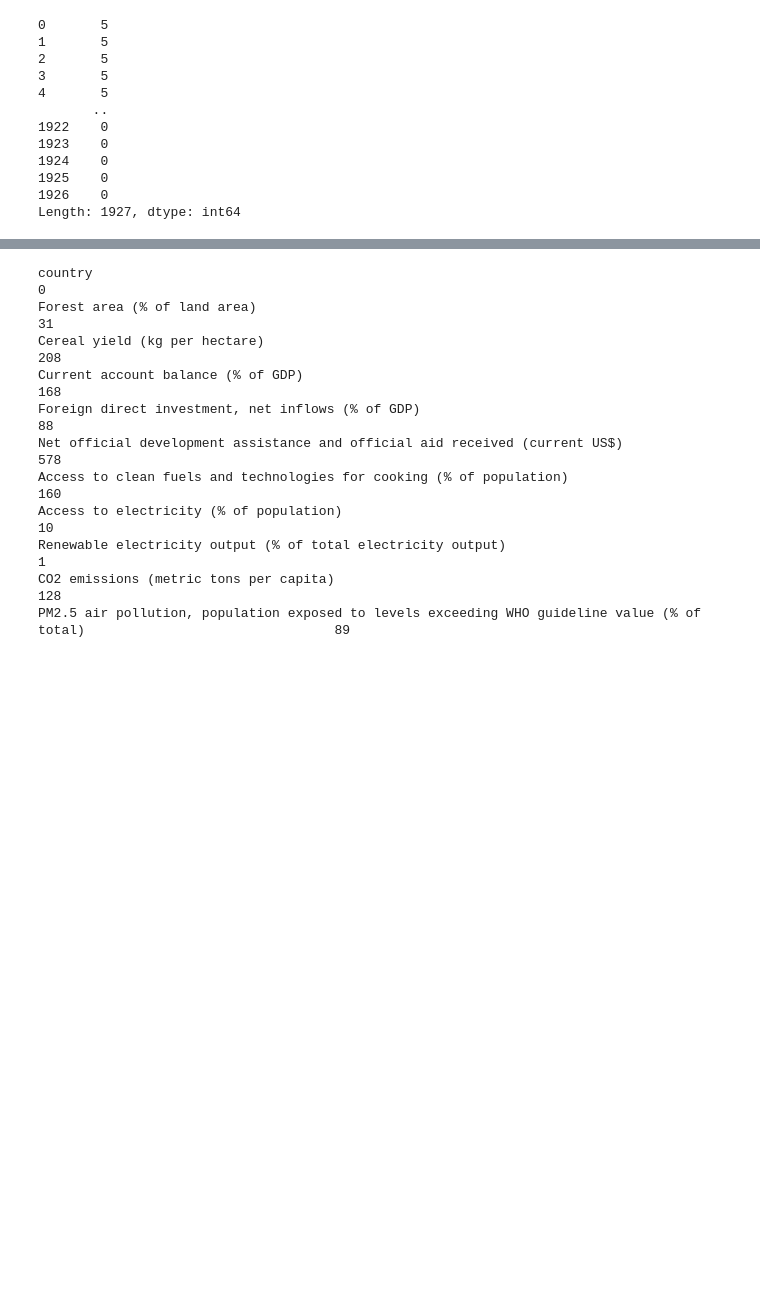
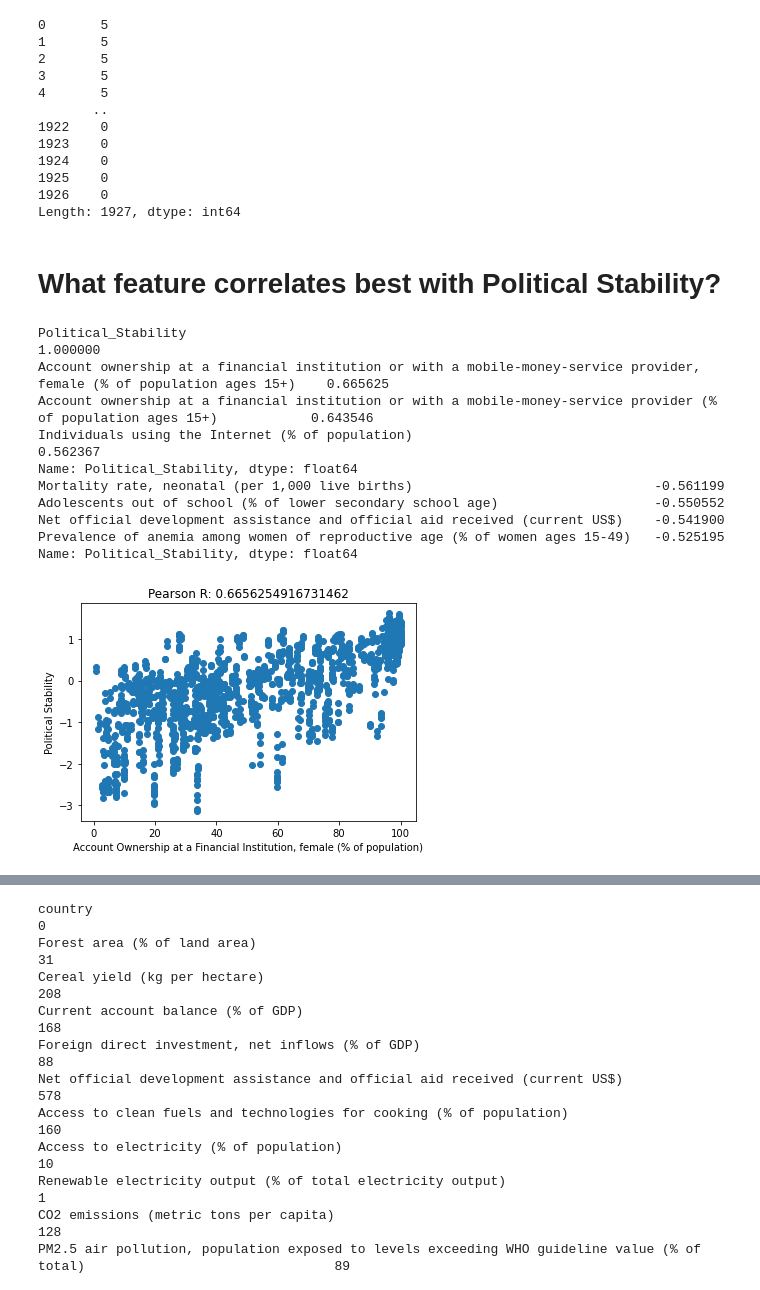
Before and after one commit to nmckinne/SustainabilityProject, a Jupyter notebook: SustainabilityGoals.ipynb, the cells around one changed output, grey strips where cells are left out. Saved outputs shown, nothing was run; the diff lists cells and outputs as text; code cells hidden in the pictures; blank space fills up the shorter version.

```diff
--- a/SustainabilityGoals.ipynb
+++ b/SustainabilityGoals.ipynb
@@ -883,3 +883,43 @@ filled_df_new.apply(lambda x: x.isna().sum(), axis=1)
 1925    0
 1926    0
 Length: 1927, dtype: int64
+# %% [markdown]
+# What feature correlates best with Political Stability?
+# %%
+#get all correlations from filled_df_new dataframe
+correlations = filled_df_new.corr()
+#elect top 3 positive and negative correlations with political stability
+top_3_pos_corrs = correlations['Political_Stability'].sort_values(ascending=False).head(4)
+top_3_neg_corrs = correlations['Political_Stability'].sort_values(ascending=True).head(4)
+
+#print out top correlations
+print(top_3_pos_corrs)
+print(top_3_neg_corrs)
+
+#Set best_corr_value
+best_corr_value = filled_df_new['Account ownership at a financial institution or with a mobile-money-service provider, female (% of population ages 15+)'].corr(filled_df_new['Political_Stability'])
+
+#graph top correlation
+#set x and y for scatterplot
+x = filled_df_new['Account ownership at a financial institution or with a mobile-money-service provider, female (% of population ages 15+)']
+y = filled_df_new['Political_Stability']
+
+#Use scatterplot
+plt.scatter(x, y)
+#add title
+plt.title('Pearson R: ' + str(best_corr_value))
+plt.xlabel("Account Ownership at a Financial Institution, female (% of population)")
+plt.ylabel("Political Stability")
+plt.show()
+# %% [output]
+Political_Stability                                                                                                        1.000000
+Account ownership at a financial institution or with a mobile-money-service provider, female (% of population ages 15+)    0.665625
+Account ownership at a financial institution or with a mobile-money-service provider (% of population ages 15+)            0.643546
+Individuals using the Internet (% of population)                                                                           0.562367
+Name: Political_Stability, dtype: float64
+Mortality rate, neonatal (per 1,000 live births)                               -0.561199
+Adolescents out of school (% of lower secondary school age)                    -0.550552
+Net official development assistance and official aid received (current US$)    -0.541900
+Prevalence of anemia among women of reproductive age (% of women ages 15-49)   -0.525195
+Name: Political_Stability, dtype: float64
+[figure, added]
```
Also changed, not shown: parts of 11 cells of this notebook.
